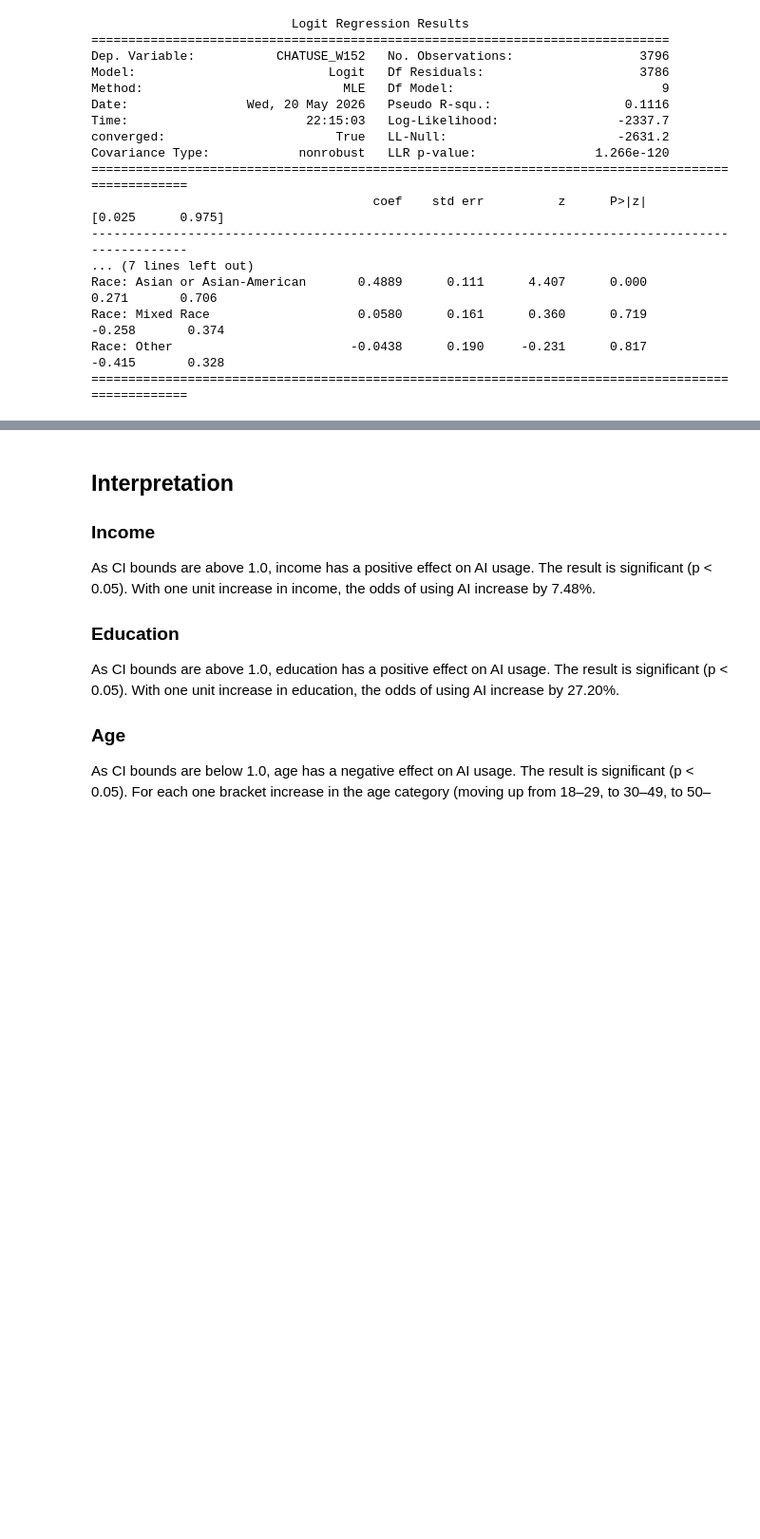
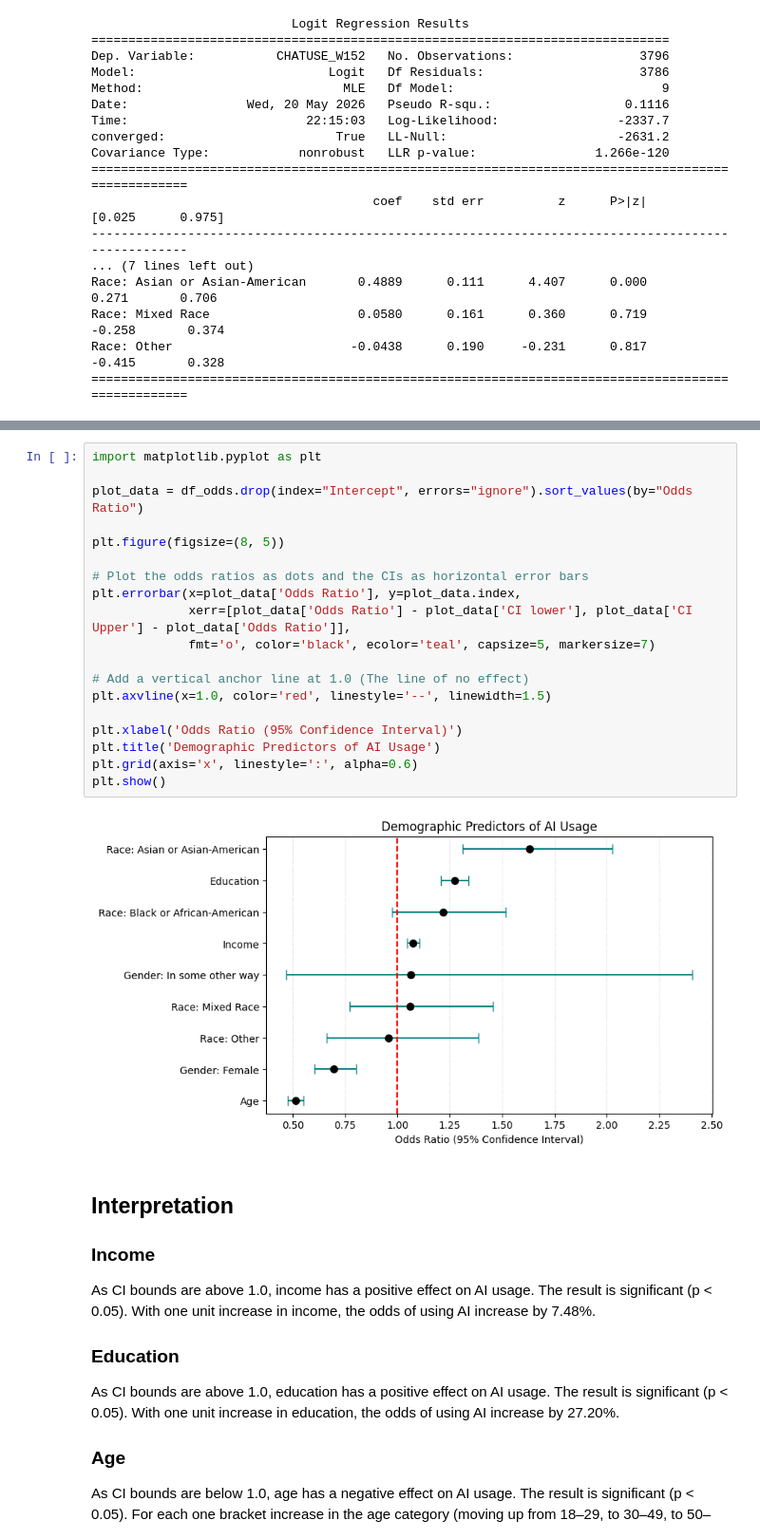
Before and after one commit to shambhavi-20/miniProject2, a Jupyter notebook: atp-w152.ipynb, the cells around one changed output, grey strips where cells are left out. Shown at 95% size. Cells and saved outputs as stored; diff of their text form; blank space fills up the shorter version.

Commit message:
added a forest plot

```diff
--- a/atp-w152.ipynb
+++ b/atp-w152.ipynb
@@ -239,6 +239,27 @@ df_odds
 | Race: Asian or Asian-American | 1.630574 | 63.057429 | 1.311896 | 2.026664 | Positive Effect | 1.049278e-05 | True |
 | Race: Mixed Race | 1.059757 | 5.975746 | 0.772298 | 1.454213 | No Effect | 7.192170e-01 | False |
 | Race: Other | 0.957151 | -4.284864 | 0.660079 | 1.387923 | No Effect | 8.173273e-01 | False |
+# %%
+import matplotlib.pyplot as plt
+
+plot_data = df_odds.drop(index="Intercept", errors="ignore").sort_values(by="Odds Ratio")
+
+plt.figure(figsize=(8, 5))
+
+# Plot the odds ratios as dots and the CIs as horizontal error bars
+plt.errorbar(x=plot_data['Odds Ratio'], y=plot_data.index,
+             xerr=[plot_data['Odds Ratio'] - plot_data['CI lower'], plot_data['CI Upper'] - plot_data['Odds Ratio']],
+             fmt='o', color='black', ecolor='teal', capsize=5, markersize=7)
+
+# Add a vertical anchor line at 1.0 (The line of no effect)
+plt.axvline(x=1.0, color='red', linestyle='--', linewidth=1.5)
+
+plt.xlabel('Odds Ratio (95% Confidence Interval)')
+plt.title('Demographic Predictors of AI Usage')
+plt.grid(axis='x', linestyle=':', alpha=0.6)
+plt.show()
+# %% [output]
+[figure, added]
 # %% [markdown]
 ## Interpretation
 
```
